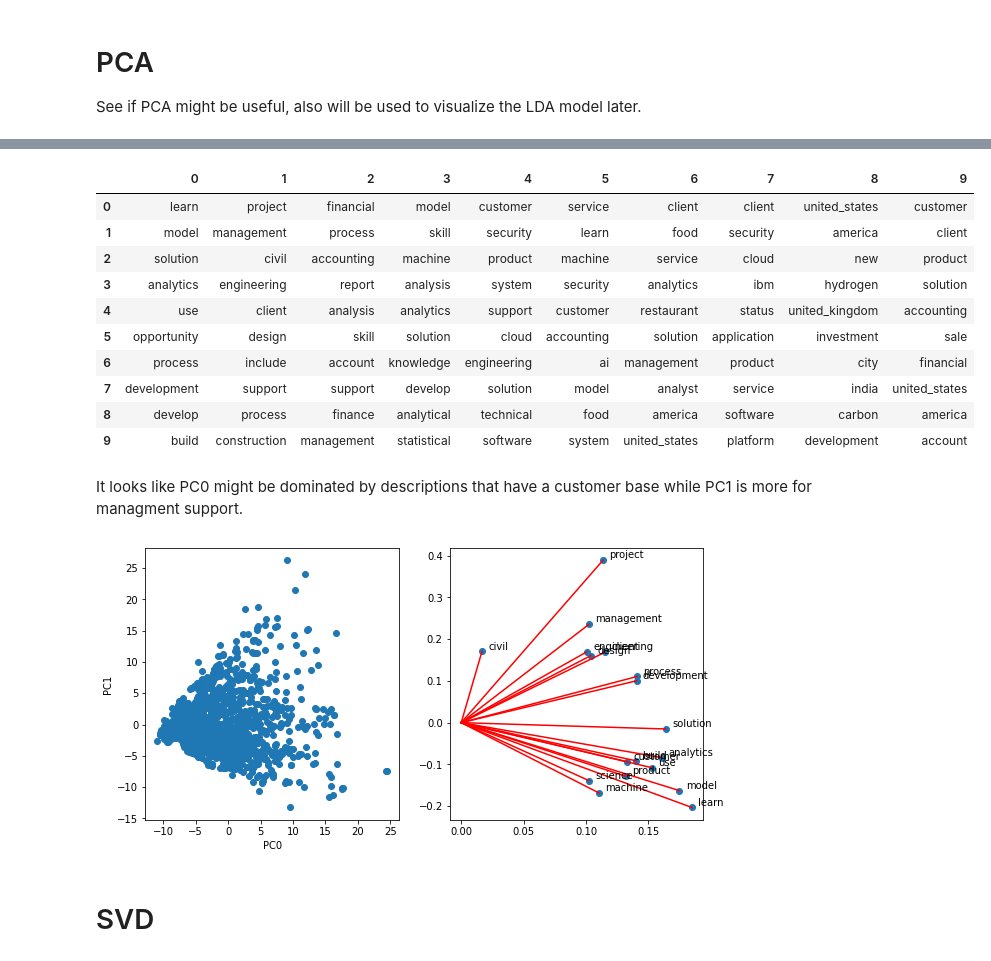
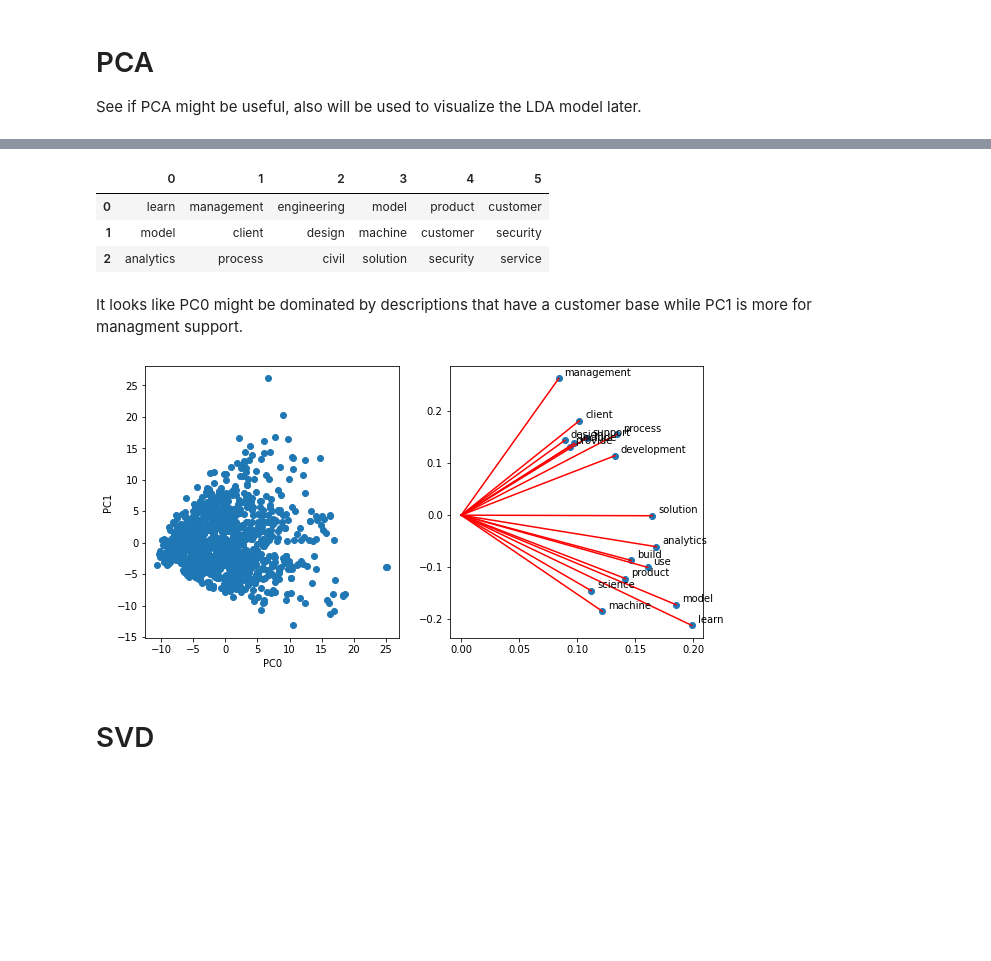
Before and after one commit to MatanFreedman/LinkedIn-NLP, a Jupyter notebook: notebooks/topic-modelling/0.4-matan-topic-modelling.ipynb, the cells around one changed output, grey strips where cells are left out. Cells and saved outputs as stored; diff of their text form; code cells hidden in the pictures; blank space fills up the shorter version.

```diff
--- a/notebooks/topic-modelling/0.4-matan-topic-modelling.ipynb
+++ b/notebooks/topic-modelling/0.4-matan-topic-modelling.ipynb
@@ -144,7 +144,8 @@ See if PCA might be useful, also will be used to visualize the LDA model later.
 # %%
 # initialize PCA:
 # reduce features:
-pca = PCA(n_components=10)
+num_topics = 6
+pca = PCA(n_components=num_topics)
 dense_corpus = gensim.matutils.corpus2dense(corpus, len(id2word.keys()))
 reduced_features = pca.fit_transform(dense_corpus.T)
 
@@ -160,23 +161,16 @@ plt.title("Cumulative Explained Variance");
 # %%
 import pandas as pd
 loadings = pd.DataFrame(data=pca.components_, columns=id2word.values()).T
 topics = pd.DataFrame()
 for t in loadings.columns:
-    topics[str(t)] = loadings[t].sort_values(ascending=False)[:10].index.tolist()
+    topics[str(t)] = loadings[t].sort_values(ascending=False)[:3].index.tolist()
 
 topics
 # %% [output]
-|  | 0 | 1 | 2 | 3 | 4 | 5 | 6 | 7 | 8 | 9 |
-| 0 | learn | project | financial | model | customer | service | client | client | united_states | customer |
-| 1 | model | management | process | skill | security | learn | food | security | america | client |
-| 2 | solution | civil | accounting | machine | product | machine | service | cloud | new | product |
-| 3 | analytics | engineering | report | analysis | system | security | analytics | ibm | hydrogen | solution |
-| 4 | use | client | analysis | analytics | support | customer | restaurant | status | united_kingdom | accounting |
-| 5 | opportunity | design | skill | solution | cloud | accounting | solution | application | investment | sale |
-| 6 | process | include | account | knowledge | engineering | ai | management | product | city | financial |
-| 7 | development | support | support | develop | solution | model | analyst | service | india | united_states |
-| 8 | develop | process | finance | analytical | technical | food | america | software | carbon | america |
-| 9 | build | construction | management | statistical | software | system | united_states | platform | development | account |
+|  | 0 | 1 | 2 | 3 | 4 | 5 |
+| 0 | learn | management | engineering | model | product | customer |
+| 1 | model | client | design | machine | customer | security |
+| 2 | analytics | process | civil | solution | security | service |
 # %% [markdown]
 It looks like PC0 might be dominated by descriptions that have a customer base while PC1 is more for managment support.
 # %%
@@ -201,7 +195,7 @@ for label, (_x, _y) in loadings_plot.iterrows():
     plt.plot([0, _x], [0,_y], 'r')
     plt.text(_x+0.005, _y+0.005, label)
 # %% [output]
-[figure, old version]
+[figure, new version]
 # %% [markdown]
 # SVD
 # %%
```
Also changed, not shown: parts of 8 cells of this notebook, 1 other file.
